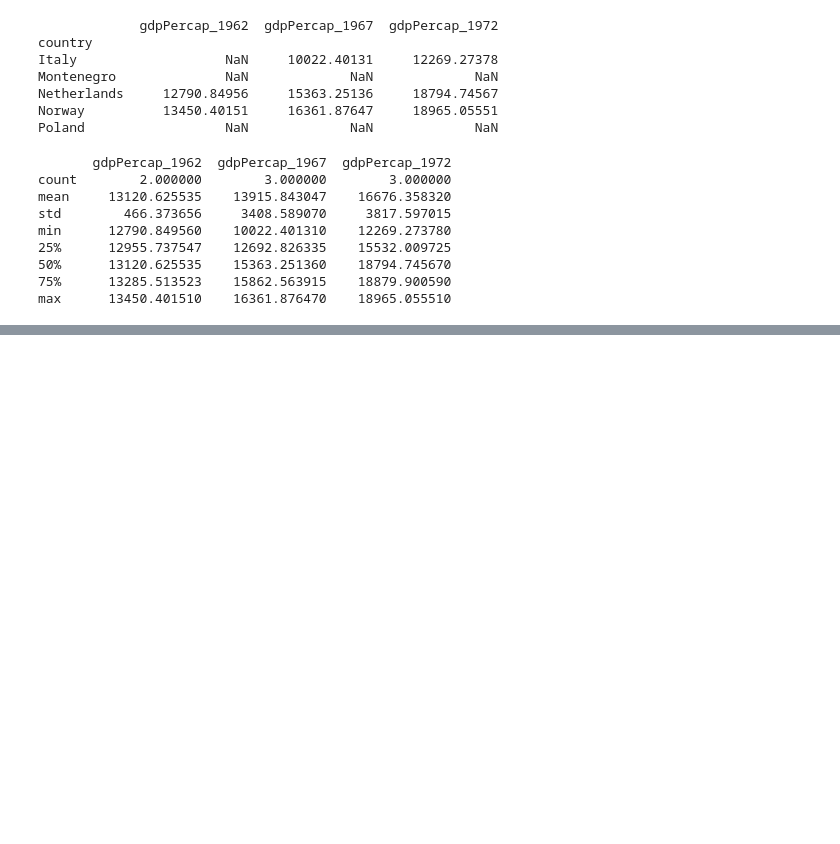
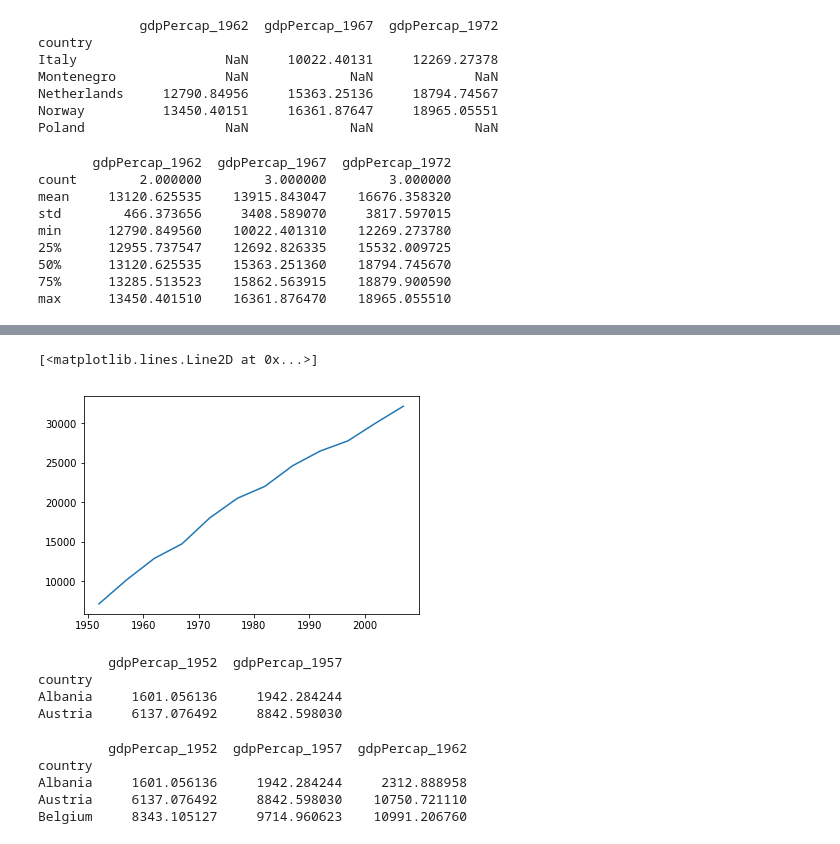
Before and after one commit to juancarlosqr/datascience, a Jupyter notebook: python/software_carpentry_plotting_python/08_pandas_dataframes.ipynb, the cells around one changed output, grey strips where cells are left out. Drawn from its saved outputs; the diff is of its cells as text; code cells hidden in the pictures; blank space fills up the shorter version.

```diff
--- a/python/software_carpentry_plotting_python/08_pandas_dataframes.ipynb
+++ b/python/software_carpentry_plotting_python/08_pandas_dataframes.ipynb
@@ -271,0 +344,20 @@ max      13450.401510    16361.876470    18965.055510
+# %%
+mp.plot(years, europe.loc['Germany'].values)
+# %% [output]
+[<matplotlib.lines.Line2D at 0x...>]
+[figure, added]
+# %%
+print(europe.iloc[0:2, 0:2])
+# %% [output]
+         gdpPercap_1952  gdpPercap_1957
+country
+Albania     1601.056136     1942.284244
+Austria     6137.076492     8842.598030
+# %%
+print(europe.loc['Albania':'Belgium', 'gdpPercap_1952':'gdpPercap_1962'])
+# %% [output]
+         gdpPercap_1952  gdpPercap_1957  gdpPercap_1962
+country
+Albania     1601.056136     1942.284244     2312.888958
+Austria     6137.076492     8842.598030    10750.721110
+Belgium     8343.105127     9714.960623    10991.206760
```
Also changed, not shown: parts of 31 cells of this notebook, 1 other file.
